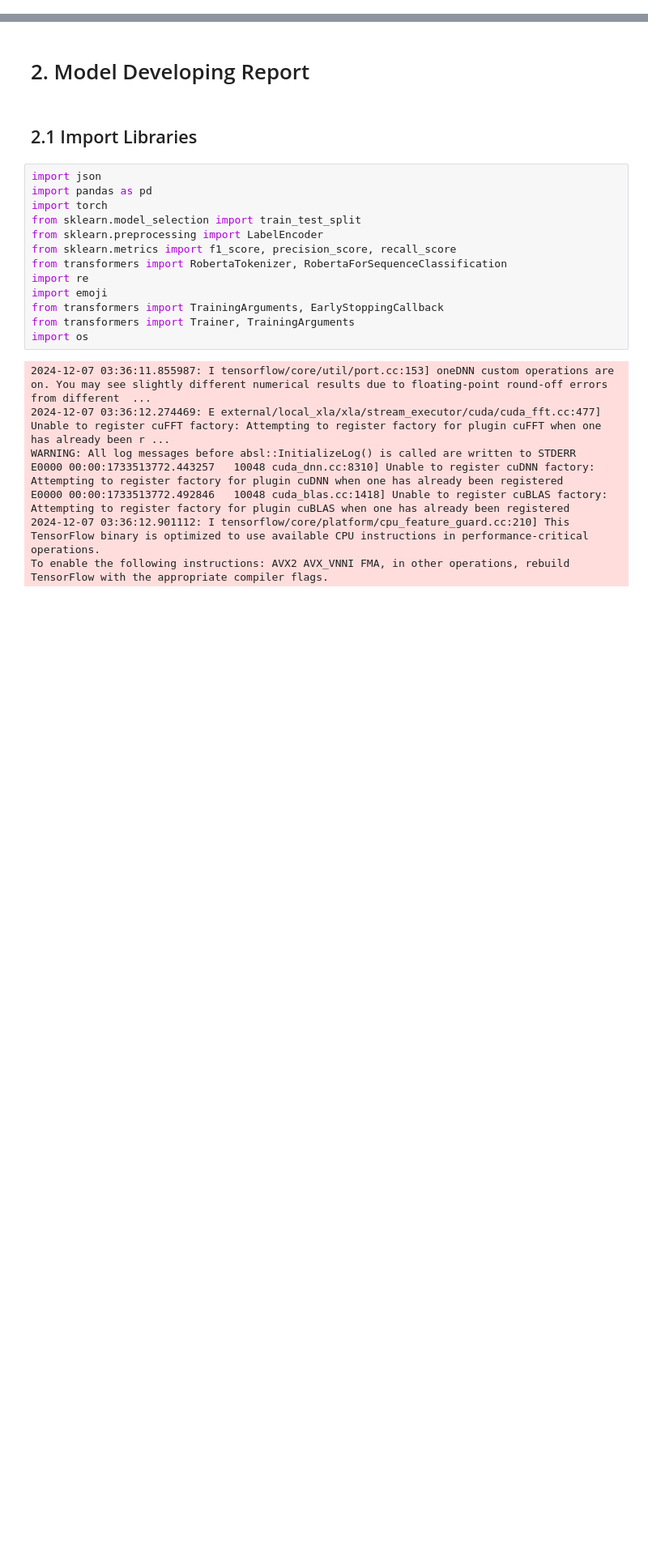
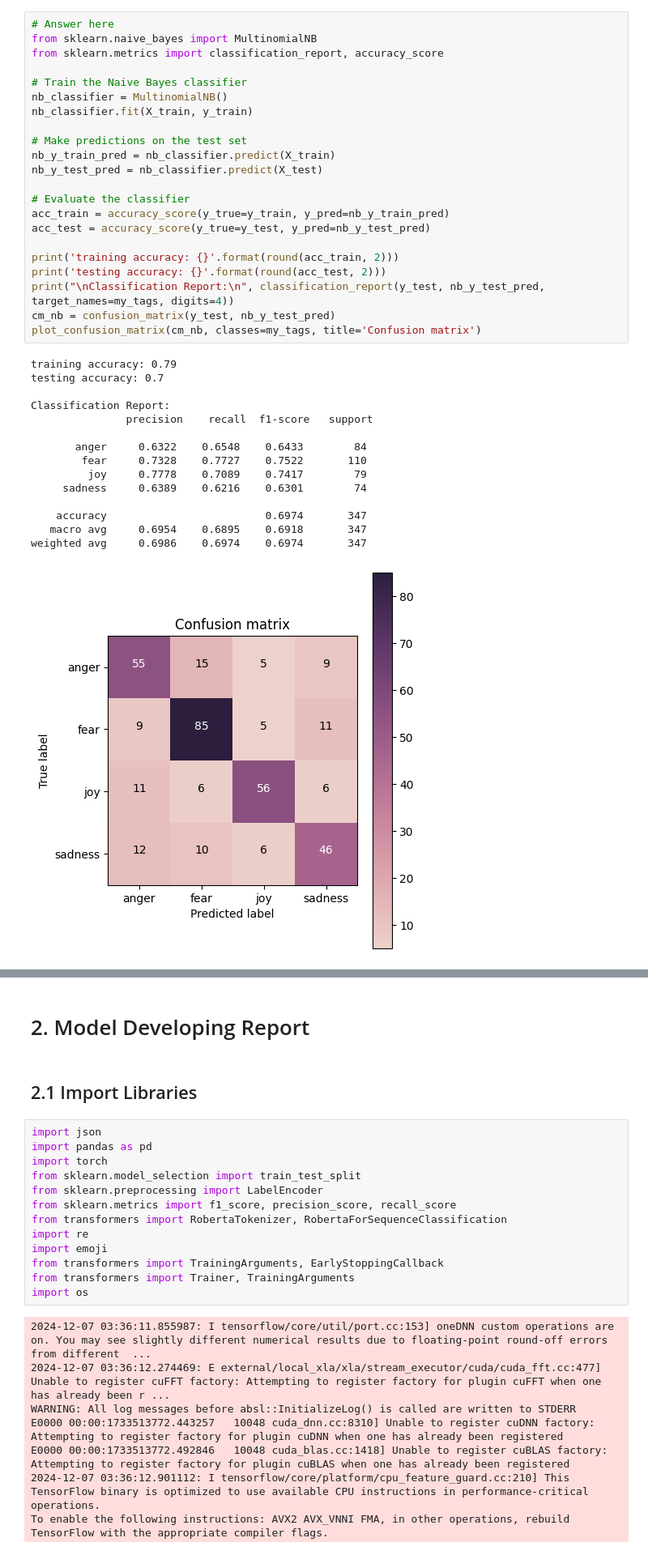
Before and after one commit to pigerface/DM2024-Lab2-Homework, a Jupyter notebook: DM2024-Lab2-Homework.ipynb, the cells around one changed output, grey strips where cells are left out. Shown at 81% size. Cells and saved outputs as stored; diff of their text form; blank space fills up the shorter version.

```diff
--- a/DM2024-Lab2-Homework.ipynb
+++ b/DM2024-Lab2-Homework.ipynb
@@ -11,0 +104,38 @@ Kaggle private scoreboard snapshot: ![image.png](attachment:image.png)
+# %%
+# Answer here
+from sklearn.naive_bayes import MultinomialNB
+from sklearn.metrics import classification_report, accuracy_score
+
+# Train the Naive Bayes classifier
+nb_classifier = MultinomialNB()
+nb_classifier.fit(X_train, y_train)
+
+# Make predictions on the test set
+nb_y_train_pred = nb_classifier.predict(X_train)
+nb_y_test_pred = nb_classifier.predict(X_test)
+
+# Evaluate the classifier
+acc_train = accuracy_score(y_true=y_train, y_pred=nb_y_train_pred)
+acc_test = accuracy_score(y_true=y_test, y_pred=nb_y_test_pred)
+
+print('training accuracy: {}'.format(round(acc_train, 2)))
+print('testing accuracy: {}'.format(round(acc_test, 2)))
+print("\nClassification Report:\n", classification_report(y_test, nb_y_test_pred, target_names=my_tags, digits=4))
+cm_nb = confusion_matrix(y_test, nb_y_test_pred)
+plot_confusion_matrix(cm_nb, classes=my_tags, title='Confusion matrix')
+# %% [output]
+training accuracy: 0.79
+testing accuracy: 0.7
+
+Classification Report:
+               precision    recall  f1-score   support
+
+       anger     0.6322    0.6548    0.6433        84
+        fear     0.7328    0.7727    0.7522       110
+         joy     0.7778    0.7089    0.7417        79
+     sadness     0.6389    0.6216    0.6301        74
+
+    accuracy                         0.6974       347
+   macro avg     0.6954    0.6895    0.6918       347
+weighted avg     0.6986    0.6974    0.6974       347
+[figure, added]
```
Also changed, not shown: parts of 34 cells of this notebook.
